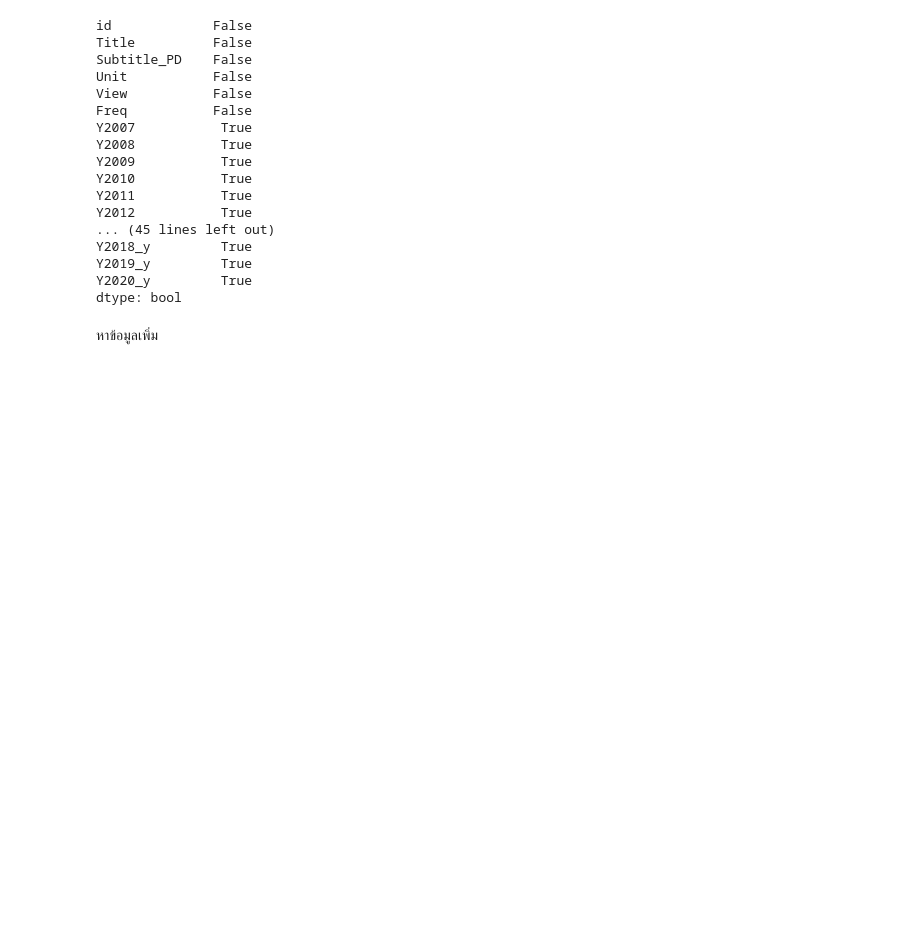
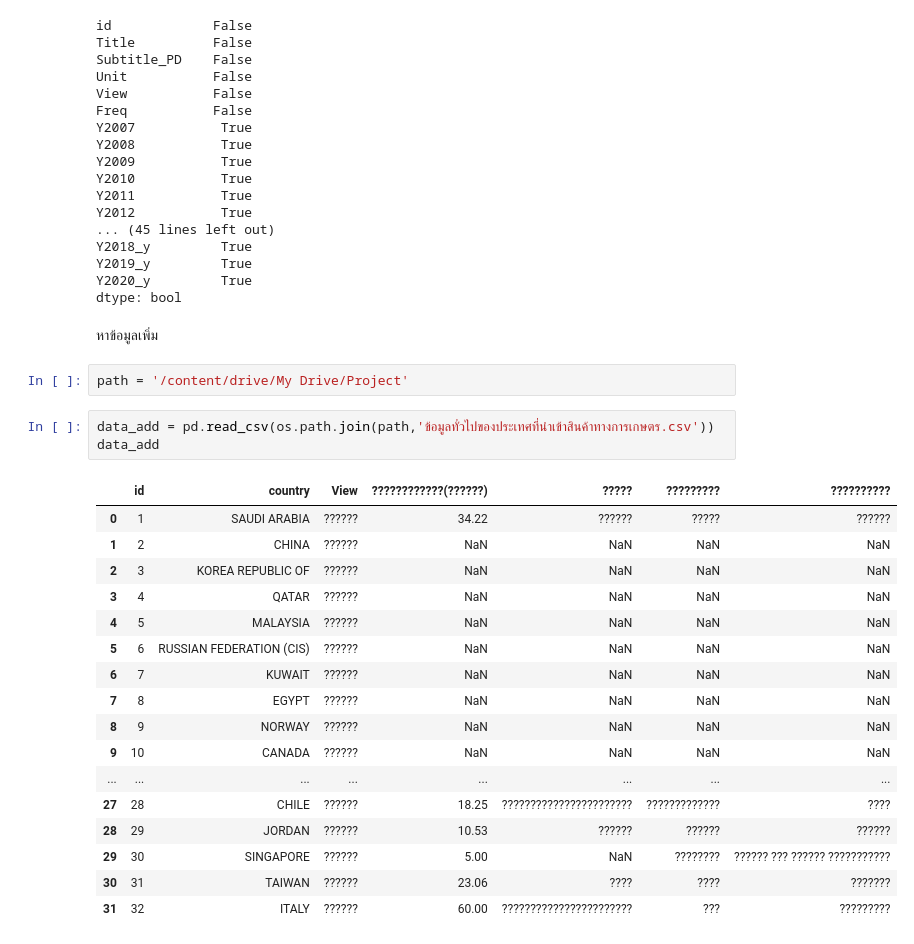
Before and after one commit to 623020514-5/DWDM21, a Jupyter notebook: Project.ipynb, the cells around one changed output. Cells and saved outputs as stored; diff of their text form; blank space fills up the shorter version.

```diff
--- a/Project.ipynb
+++ b/Project.ipynb
@@ -208,3 +208,26 @@ Y2020_y         True
 dtype: bool
 # %% [markdown]
 หาข้อมูลเพิ่ม
+# %%
+path = '/content/drive/My Drive/Project'
+# %%
+data_add = pd.read_csv(os.path.join(path,'ข้อมูลทั่วไปของประเทศที่นำเข้าสินค้าทางการเกษตร.csv'))
+data_add
+# %% [output]
+|  | id | country | View | ????????????(??????) | ????? | ????????? | ?????????? |
+| 0 | 1 | SAUDI ARABIA | ?????? | 34.22 | ?????? | ????? | ?????? |
+| 1 | 2 | CHINA | ?????? | NaN | NaN | NaN | NaN |
+| 2 | 3 | KOREA REPUBLIC OF | ?????? | NaN | NaN | NaN | NaN |
+| 3 | 4 | QATAR | ?????? | NaN | NaN | NaN | NaN |
+| 4 | 5 | MALAYSIA | ?????? | NaN | NaN | NaN | NaN |
+| 5 | 6 | RUSSIAN FEDERATION (CIS) | ?????? | NaN | NaN | NaN | NaN |
+| 6 | 7 | KUWAIT | ?????? | NaN | NaN | NaN | NaN |
+| 7 | 8 | EGYPT | ?????? | NaN | NaN | NaN | NaN |
+| 8 | 9 | NORWAY | ?????? | NaN | NaN | NaN | NaN |
+| 9 | 10 | CANADA | ?????? | NaN | NaN | NaN | NaN |
+| ... | ... | ... | ... | ... | ... | ... | ... |
+| 27 | 28 | CHILE | ?????? | 18.25 | ??????????????????????? | ????????????? | ???? |
+| 28 | 29 | JORDAN | ?????? | 10.53 | ?????? | ?????? | ?????? |
+| 29 | 30 | SINGAPORE | ?????? | 5.00 | NaN | ???????? | ?????? ??? ?????? ??????????? |
+| 30 | 31 | TAIWAN | ?????? | 23.06 | ???? | ???? | ??????? |
+| 31 | 32 | ITALY | ?????? | 60.00 | ??????????????????????? | ??? | ????????? |
```
